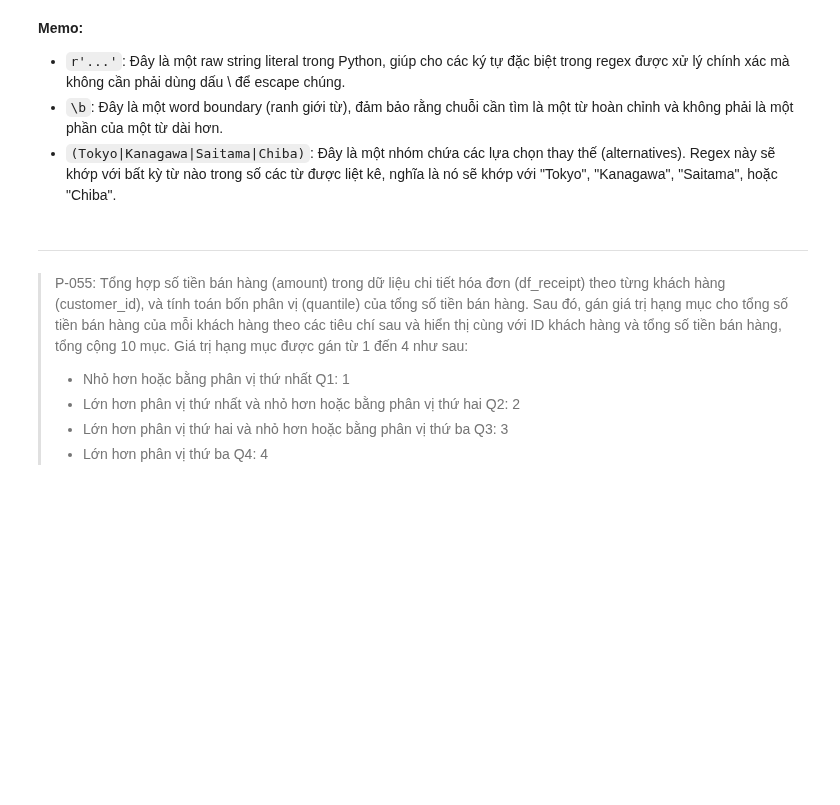
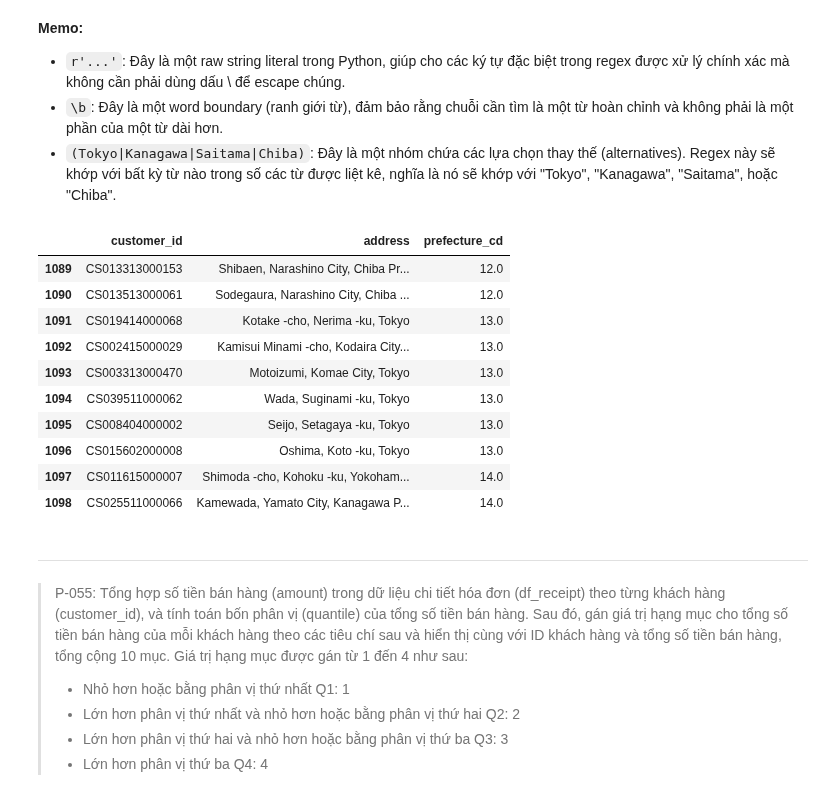
Before and after one commit to quoc-duc/LearnPandas, a Jupyter notebook: notebooks_vn/exercises/100_bai_tap_pandas_vn_exes.ipynb, the cells around one changed output. Drawn from its saved outputs; the diff is of its cells as text; code cells hidden in the pictures; blank space fills up the shorter version.

```diff
--- a/notebooks_vn/exercises/100_bai_tap_pandas_vn_exes.ipynb
+++ b/notebooks_vn/exercises/100_bai_tap_pandas_vn_exes.ipynb
@@ -1383,6 +1383,33 @@ pd.merge(df_tmp, df_receipt, how='inner', on='customer_id'). \
 * `(Tokyo|Kanagawa|Saitama|Chiba)`: Đây là một nhóm chứa các lựa chọn thay thế (alternatives). Regex này sẽ khớp với bất kỳ từ nào trong số các từ được liệt kê, nghĩa là nó sẽ khớp với "Tokyo", "Kanagawa", "Saitama", hoặc "Chiba".
 # %%
 # Sử dụng regex để lọc ra các địa chỉ thuộc các tỉnh cần tìm
+prefecture_pattern = r'\b(Tokyo|Kanagawa|Saitama|Chiba)\b'
+mapping_dic = {
+    "Saitama":11,
+    "Chiba":12,
+    "Tokyo":13,
+    "Kanagawa":14
+}
+
+(
+    df_customer.assign(
+        prefecture_cd = df_customer['address'].str.extract(prefecture_pattern, expand=False).map(mapping_dic)
+        # .astype(int)
+    )[["customer_id", "address", "prefecture_cd"]]
+    .tail(10)
+)
+# %% [output]
+|  | customer_id | address | prefecture_cd |
+| 1089 | CS013313000153 | Shibaen, Narashino City, Chiba Pr... | 12.0 |
+| 1090 | CS013513000061 | Sodegaura, Narashino City, Chiba ... | 12.0 |
+| 1091 | CS019414000068 | Kotake -cho, Nerima -ku, Tokyo | 13.0 |
+| 1092 | CS002415000029 | Kamisui Minami -cho, Kodaira City... | 13.0 |
+| 1093 | CS003313000470 | Motoizumi, Komae City, Tokyo | 13.0 |
+| 1094 | CS039511000062 | Wada, Suginami -ku, Tokyo | 13.0 |
+| 1095 | CS008404000002 | Seijo, Setagaya -ku, Tokyo | 13.0 |
+| 1096 | CS015602000008 | Oshima, Koto -ku, Tokyo | 13.0 |
+| 1097 | CS011615000007 | Shimoda -cho, Kohoku -ku, Yokoham... | 14.0 |
+| 1098 | CS025511000066 | Kamewada, Yamato City, Kanagawa P... | 14.0 |
 # %% [markdown]
 ---
 > P-055: Tổng hợp số tiền bán hàng (amount) trong dữ liệu chi tiết hóa đơn (df_receipt) theo từng khách hàng (customer_id), và tính toán bốn phân vị (quantile) của tổng số tiền bán hàng. Sau đó, gán giá trị hạng mục cho tổng số tiền bán hàng của mỗi khách hàng theo các tiêu chí sau và hiển thị cùng với ID khách hàng và tổng số tiền bán hàng, tổng cộng 10 mục. Giá trị hạng mục được gán từ 1 đến 4 như sau:
```
Also changed, not shown: 2 other files.
